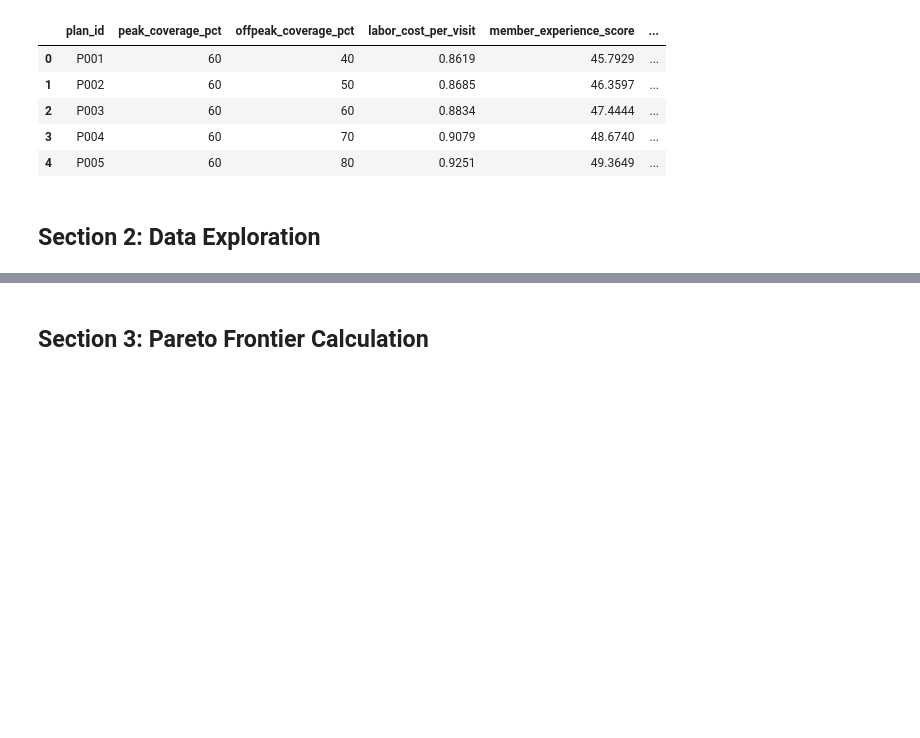
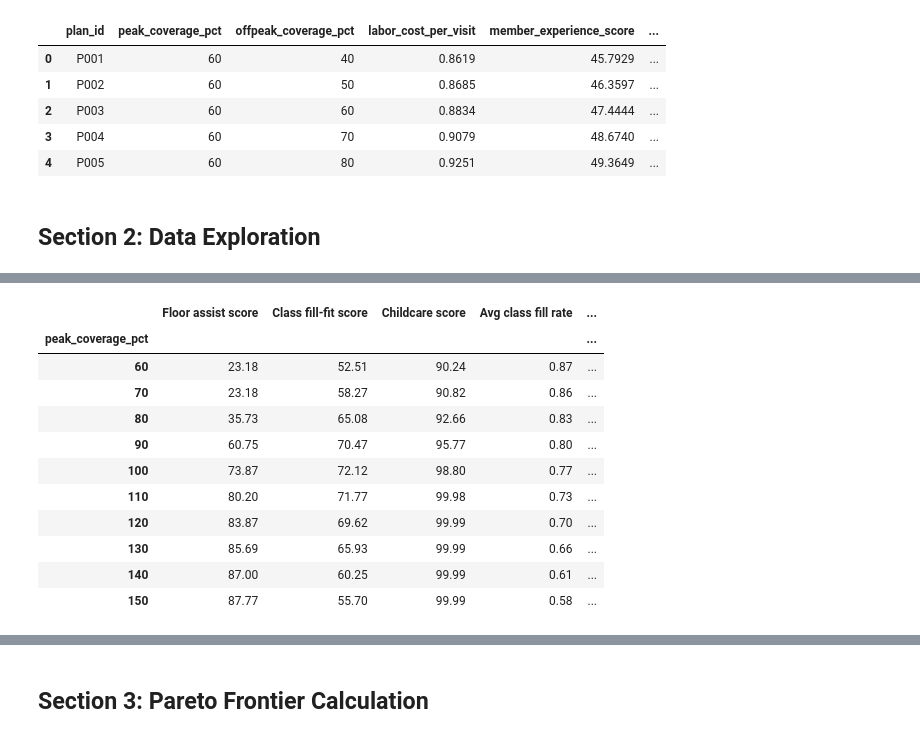
Before and after one commit to justinn80/LifeTimeProject, a Jupyter notebook: optimization_engine.ipynb, the cells around one changed output, grey strips where cells are left out. Saved outputs shown, nothing was run; the diff lists cells and outputs as text; code cells hidden in the pictures; blank space fills up the shorter version.

```diff
--- a/optimization_engine.ipynb
+++ b/optimization_engine.ipynb
@@ -124,0 +255,21 @@ First 5 rows:
+# %%
+# Experience components: what moves when coverage moves?
+components = (df.groupby(DV1)[["assist_score", "class_fit_score", "childcare_score",
+                               "avg_class_fill_rate", "peak_time_to_assist_min"]]
+                .mean().round(2))
+components.columns = ["Floor assist score", "Class fill-fit score", "Childcare score",
+                      "Avg class fill rate", "Peak time-to-assist (min)"]
+components
+# %% [output]
+|  | Floor assist score | Class fill-fit score | Childcare score | Avg class fill rate | ... |
+| peak_coverage_pct |  |  |  |  | ... |
+| 60 | 23.18 | 52.51 | 90.24 | 0.87 | ... |
+| 70 | 23.18 | 58.27 | 90.82 | 0.86 | ... |
+| 80 | 35.73 | 65.08 | 92.66 | 0.83 | ... |
+| 90 | 60.75 | 70.47 | 95.77 | 0.80 | ... |
+| 100 | 73.87 | 72.12 | 98.80 | 0.77 | ... |
+| 110 | 80.20 | 71.77 | 99.98 | 0.73 | ... |
+| 120 | 83.87 | 69.62 | 99.99 | 0.70 | ... |
+| 130 | 85.69 | 65.93 | 99.99 | 0.66 | ... |
+| 140 | 87.00 | 60.25 | 99.99 | 0.61 | ... |
+| 150 | 87.77 | 55.70 | 99.99 | 0.58 | ... |
```
Also changed, not shown: parts of 8 cells of this notebook, 2 other files.
